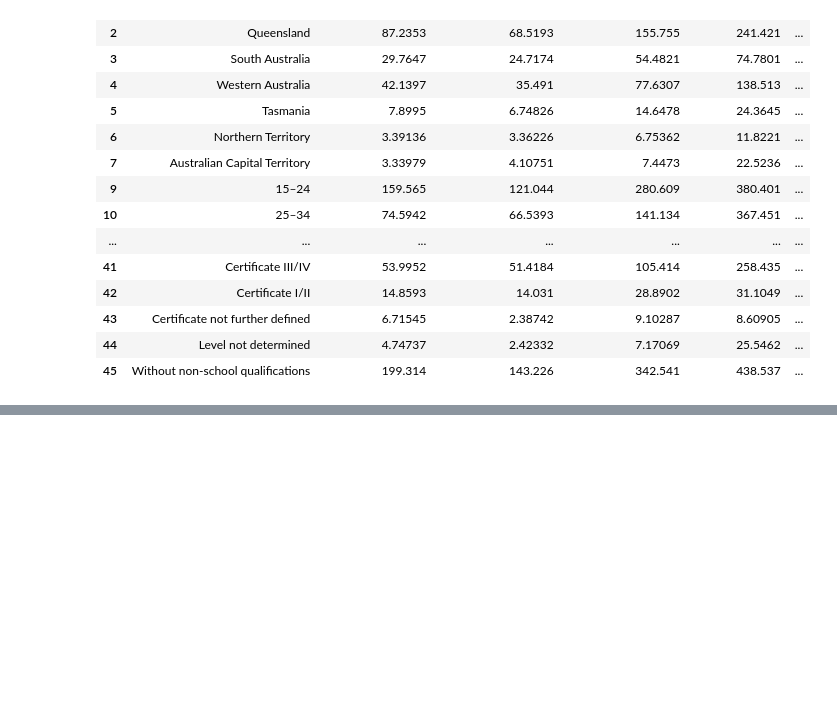
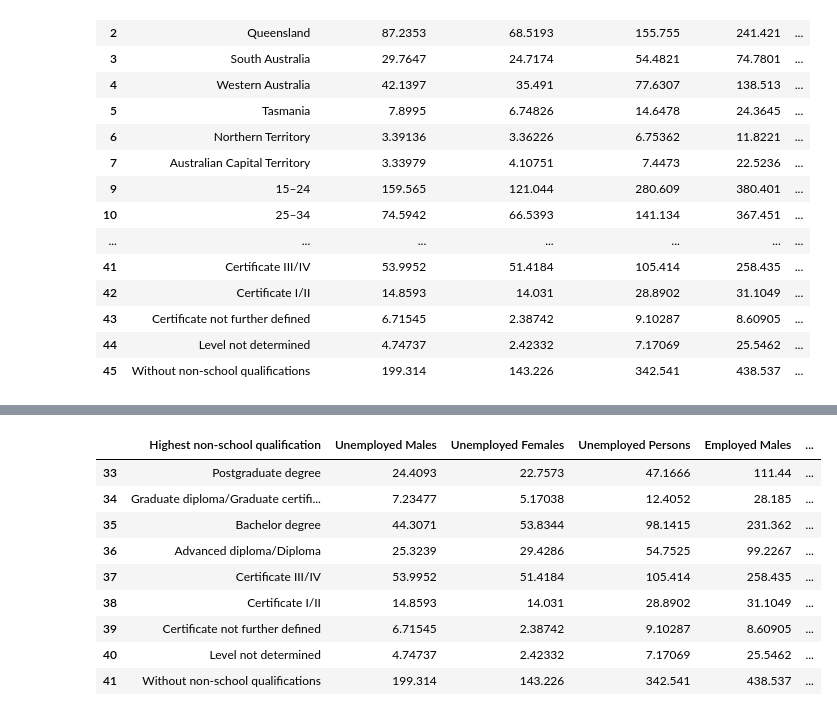
Before and after one commit to dianeyaneza/UWA-Data-Project-2-ETL-SkillsBridge, a Jupyter notebook: char_of_succesful_job_search.ipynb, the cells around one changed output, grey strips where cells are left out. Cells and saved outputs as stored; diff of their text form; code cells hidden in the pictures; blank space fills up the shorter version.

```diff
--- a/char_of_succesful_job_search.ipynb
+++ b/char_of_succesful_job_search.ipynb
@@ -205,0 +300,17 @@ df_clean
+# %%
+# Keep Steps taken to look for more work records only
+df_clean_by_highest_qual = df_clean.iloc[32:42].copy()
+df_clean.columns.values[0] = "Highest non-school qualification"
+# Remove redundant column
+df_clean_by_highest_qual.drop([32])
+# %% [output]
+|  | Highest non-school qualification | Unemployed Males | Unemployed Females | Unemployed Persons | Employed Males | ... |
+| 33 | Postgraduate degree | 24.4093 | 22.7573 | 47.1666 | 111.44 | ... |
+| 34 | Graduate diploma/Graduate certifi... | 7.23477 | 5.17038 | 12.4052 | 28.185 | ... |
+| 35 | Bachelor degree | 44.3071 | 53.8344 | 98.1415 | 231.362 | ... |
+| 36 | Advanced diploma/Diploma | 25.3239 | 29.4286 | 54.7525 | 99.2267 | ... |
+| 37 | Certificate III/IV | 53.9952 | 51.4184 | 105.414 | 258.435 | ... |
+| 38 | Certificate I/II | 14.8593 | 14.031 | 28.8902 | 31.1049 | ... |
+| 39 | Certificate not further defined | 6.71545 | 2.38742 | 9.10287 | 8.60905 | ... |
+| 40 | Level not determined | 4.74737 | 2.42332 | 7.17069 | 25.5462 | ... |
+| 41 | Without non-school qualifications | 199.314 | 143.226 | 342.541 | 438.537 | ... |
```
Also changed, not shown: parts of 10 cells of this notebook, 6 other files.
